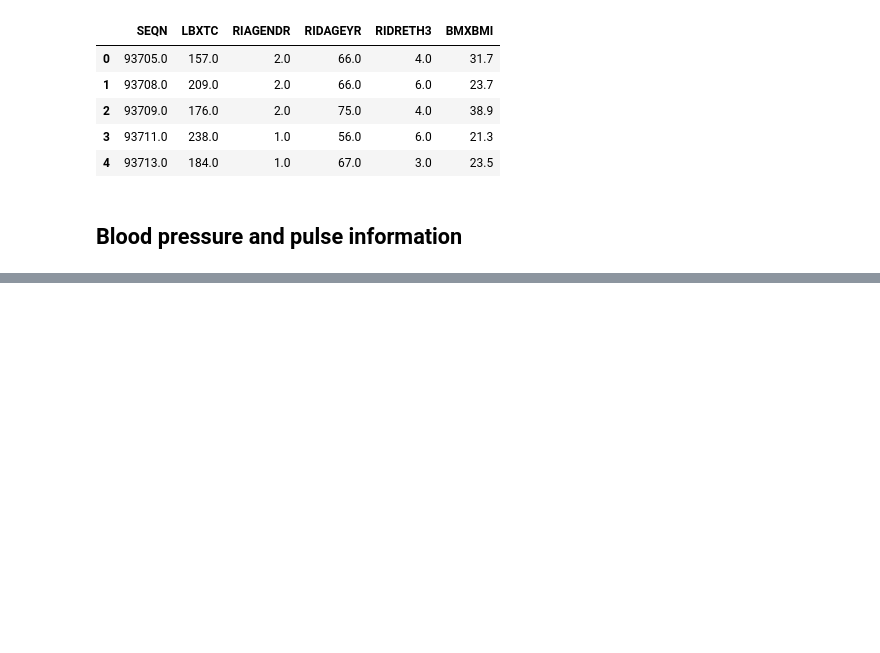
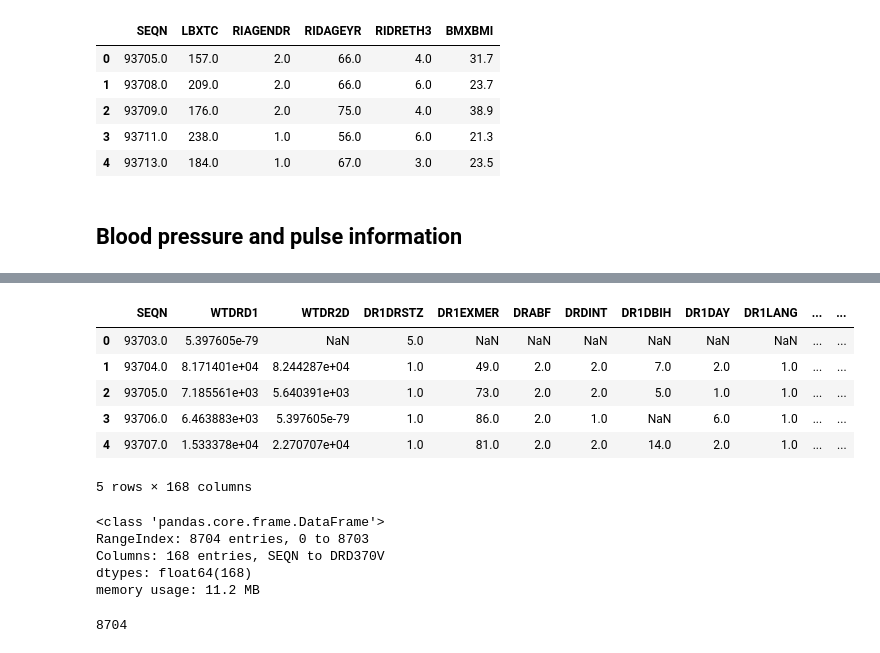
Before and after one commit to mathisme/ThinkfulDSFinalCapstone, a Jupyter notebook: notebooks/Data.ipynb, the cells around one changed output, grey strips where cells are left out. Cells and saved outputs as stored; diff of their text form; code cells hidden in the pictures; blank space fills up the shorter version.

```diff
--- a/notebooks/Data.ipynb
+++ b/notebooks/Data.ipynb
@@ -134,0 +147,23 @@ Note, need to examine nutrition info as it may have multiple rows for 1 single p
+# %%
+nutrition_1 = pd.read_sas('https://wwwn.cdc.gov/Nchs/Nhanes/2017-2018/DR1TOT_J.XPT')
+nutrition_1.head()
+# %% [output]
+|  | SEQN | WTDRD1 | WTDR2D | DR1DRSTZ | DR1EXMER | DRABF | DRDINT | DR1DBIH | DR1DAY | DR1LANG | ... | ... |
+| 0 | 93703.0 | 5.397605e-79 | NaN | 5.0 | NaN | NaN | NaN | NaN | NaN | NaN | ... | ... |
+| 1 | 93704.0 | 8.171401e+04 | 8.244287e+04 | 1.0 | 49.0 | 2.0 | 2.0 | 7.0 | 2.0 | 1.0 | ... | ... |
+| 2 | 93705.0 | 7.185561e+03 | 5.640391e+03 | 1.0 | 73.0 | 2.0 | 2.0 | 5.0 | 1.0 | 1.0 | ... | ... |
+| 3 | 93706.0 | 6.463883e+03 | 5.397605e-79 | 1.0 | 86.0 | 2.0 | 1.0 | NaN | 6.0 | 1.0 | ... | ... |
+| 4 | 93707.0 | 1.533378e+04 | 2.270707e+04 | 1.0 | 81.0 | 2.0 | 2.0 | 14.0 | 2.0 | 1.0 | ... | ... |
+5 rows × 168 columns
+# %%
+nutrition_1.info()
+# %% [output]
+<class 'pandas.core.frame.DataFrame'>
+RangeIndex: 8704 entries, 0 to 8703
+Columns: 168 entries, SEQN to DRD370V
+dtypes: float64(168)
+memory usage: 11.2 MB
+# %%
+nutrition_1.SEQN.nunique()
+# %% [output]
+8704
```
Also changed, not shown: parts of 7 cells of this notebook, 1 other file.
